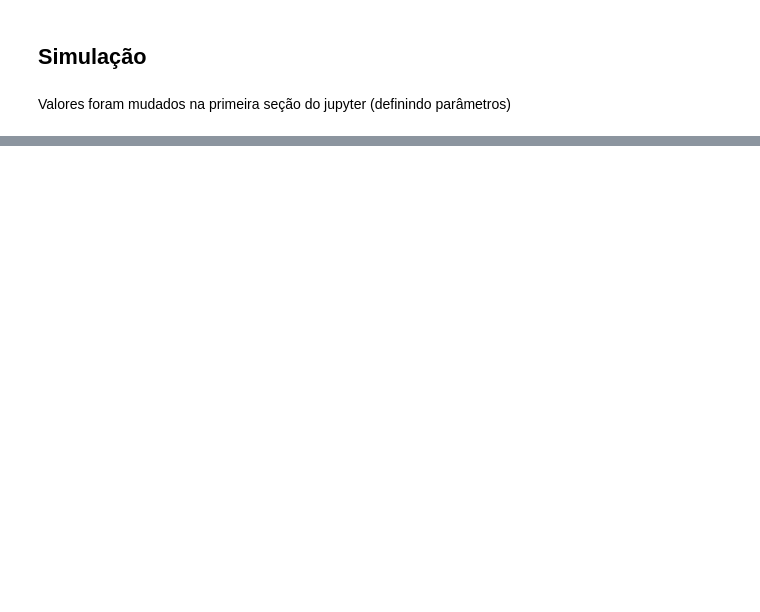
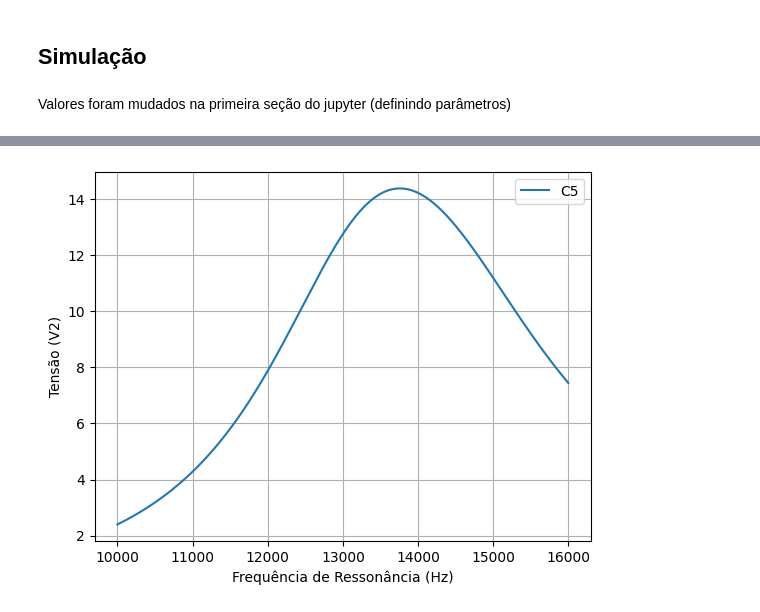
Before and after one commit to lnasser11/ProjetoEletroMag, a Jupyter notebook: ProjetoEletromag.ipynb, the cells around one changed output, grey strips where cells are left out. Saved outputs shown, nothing was run; the diff lists cells and outputs as text; code cells hidden in the pictures; blank space fills up the shorter version.

```diff
--- a/ProjetoEletromag.ipynb
+++ b/ProjetoEletromag.ipynb
@@ -209,0 +220,26 @@ abs(V2)
+# %%
+freq_t = np.arange(10000, 16000, 1)
+V2_list = []
+Uf = 12
+Rdc = 0.08
+k = 0.1
+for f in freq_t:
+    w = 2 * pi * f
+    XC = XC1 = XC2 = 1/(1j * w * C)
+    XL = XL1 = XL2 = 1j * w * L
+
+    M = k * sqrt(L**2)
+    XM = 1j * w * M
+    i1, i2 = CalculaLeonardo(Uf, Rc)
+    V2 = ((Rc*XC)/(Rc+XC))*i2
+
+    V2_list.append(abs(V2))
+
+plt.plot(freq_t, V2_list, label="C" + str(n))
+plt.xlabel("Frequência de Ressonância (Hz)")
+plt.ylabel("Tensão (V2)")
+plt.legend()
+plt.grid()
+plt.show()
+# %% [output]
+[figure, added]
```
Also changed, not shown: parts of 9 cells of this notebook, 1 other file.
